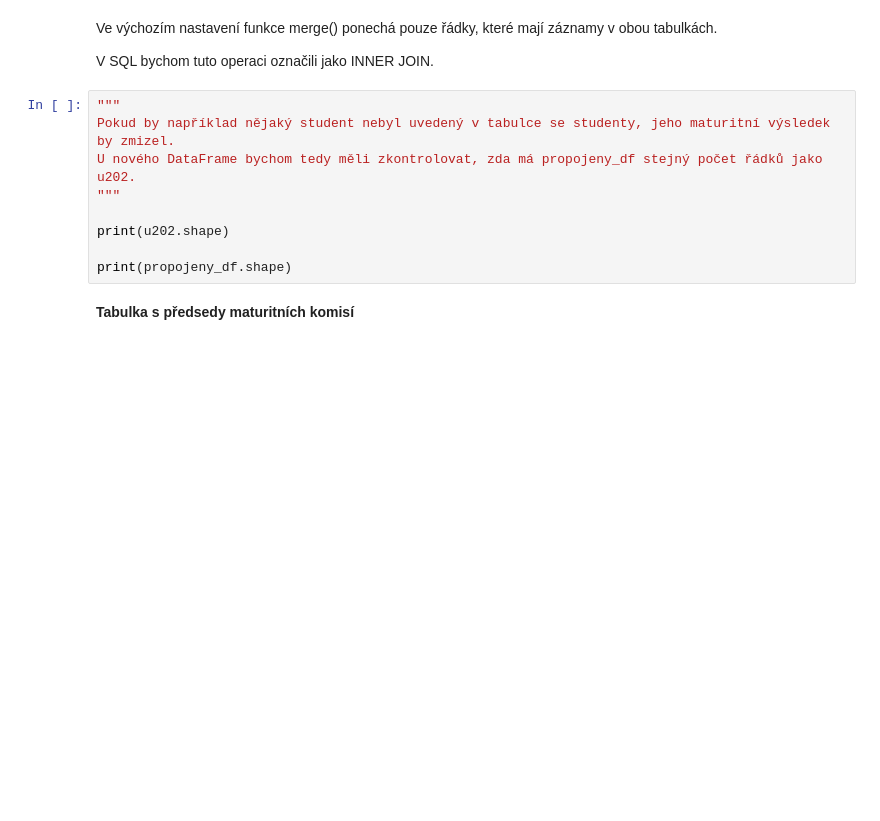
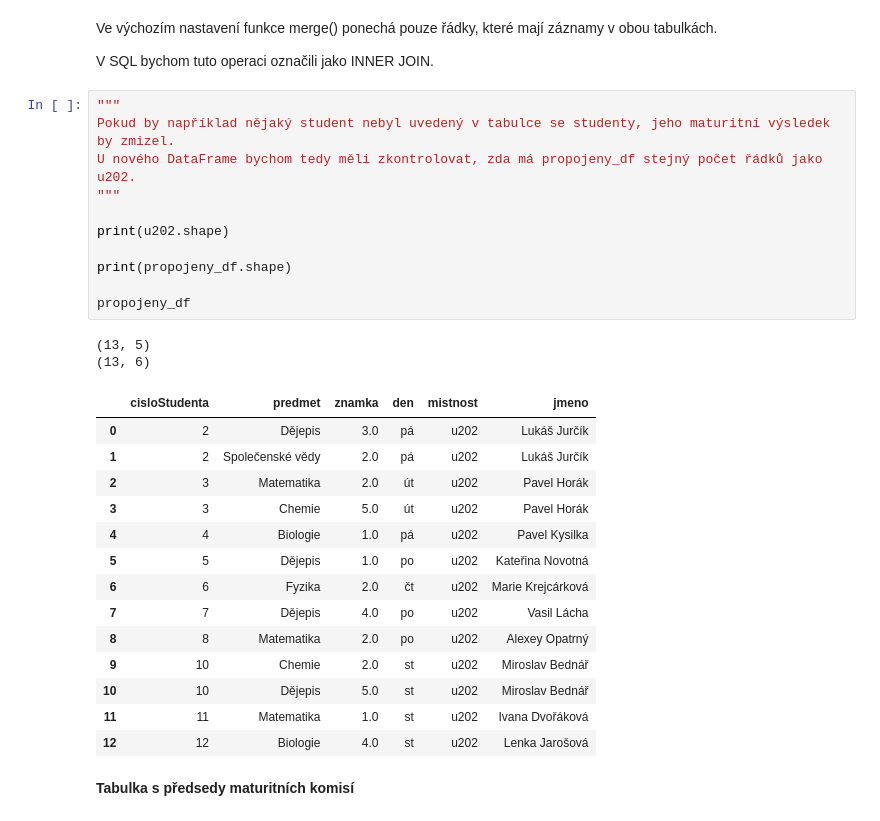
Before and after one commit to Ypsilonx/Czechitas_Python_1_kurz, a Jupyter notebook: notebooky/agregace_spojovani.ipynb, the cells around one changed output. Saved outputs shown, nothing was run; the diff lists cells and outputs as text; blank space fills up the shorter version.

```diff
--- a/notebooky/agregace_spojovani.ipynb
+++ b/notebooky/agregace_spojovani.ipynb
@@ -314,12 +314,31 @@ V SQL bychom tuto operaci označili jako INNER JOIN.
 # %%
 """
 Pokud by například nějaký student nebyl uvedený v tabulce se studenty, jeho maturitní výsledek by zmizel.
 U nového DataFrame bychom tedy měli zkontrolovat, zda má propojeny_df stejný počet řádků jako u202.
 """
 
 print(u202.shape)
 
 print(propojeny_df.shape)
+
+propojeny_df
+# %% [output]
+(13, 5)
+(13, 6)
+|  | cisloStudenta | predmet | znamka | den | mistnost | jmeno |
+| 0 | 2 | Dějepis | 3.0 | pá | u202 | Lukáš Jurčík |
+| 1 | 2 | Společenské vědy | 2.0 | pá | u202 | Lukáš Jurčík |
+| 2 | 3 | Matematika | 2.0 | út | u202 | Pavel Horák |
+| 3 | 3 | Chemie | 5.0 | út | u202 | Pavel Horák |
+| 4 | 4 | Biologie | 1.0 | pá | u202 | Pavel Kysilka |
+| 5 | 5 | Dějepis | 1.0 | po | u202 | Kateřina Novotná |
+| 6 | 6 | Fyzika | 2.0 | čt | u202 | Marie Krejcárková |
+| 7 | 7 | Dějepis | 4.0 | po | u202 | Vasil Lácha |
+| 8 | 8 | Matematika | 2.0 | po | u202 | Alexey Opatrný |
+| 9 | 10 | Chemie | 2.0 | st | u202 | Miroslav Bednář |
+| 10 | 10 | Dějepis | 5.0 | st | u202 | Miroslav Bednář |
+| 11 | 11 | Matematika | 1.0 | st | u202 | Ivana Dvořáková |
+| 12 | 12 | Biologie | 4.0 | st | u202 | Lenka Jarošová |
 # %% [markdown]
 **Tabulka s předsedy maturitních komisí**
 # %%
```
Also changed, not shown: parts of 15 cells of this notebook, 2 other files.
